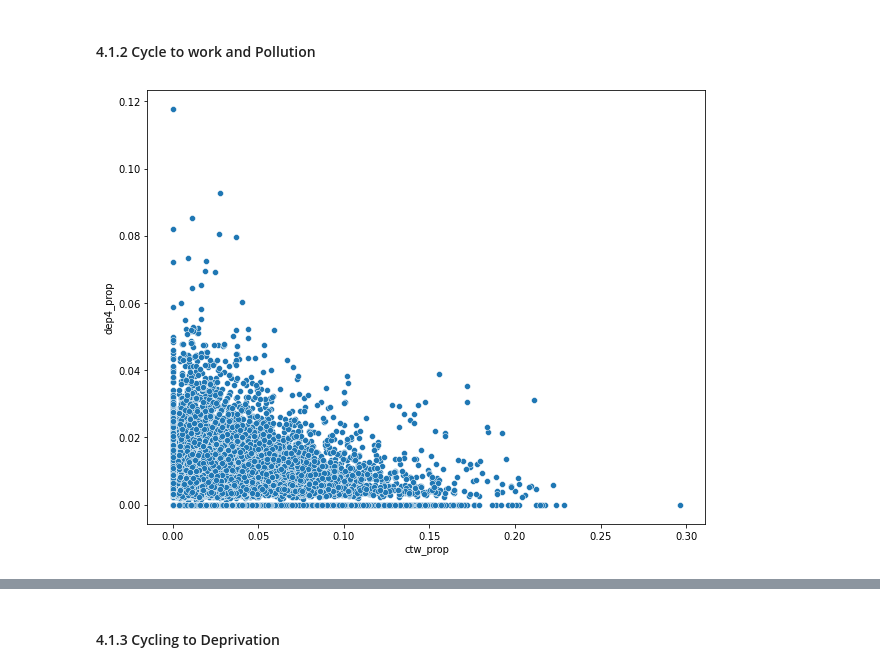
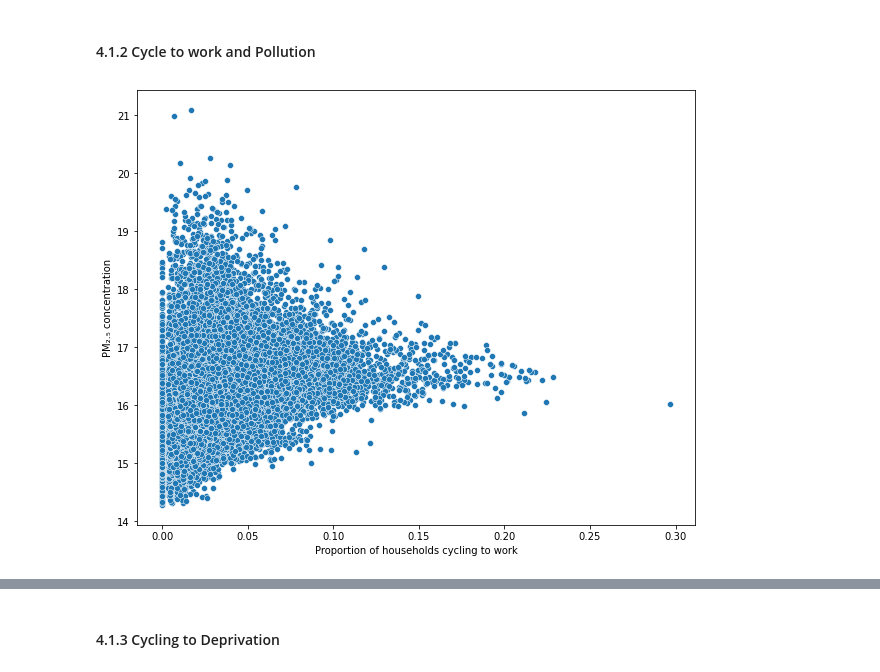
Before and after one commit to ZacharyP-E/qm_group25, a Jupyter notebook: qm_group_code.ipynb, the cells around one changed output, grey strips where cells are left out. Cells and saved outputs as stored; diff of their text form; code cells hidden in the pictures.

```diff
--- a/qm_group_code.ipynb
+++ b/qm_group_code.ipynb
@@ -352,8 +353,10 @@ df["dep4_prop"]  = df["Household Deprivation: Household is deprived in 4 dimensi
 # %%
 fig, ax = plt.subplots(1, figsize = (10,8))
 sns.scatterplot(data = df, x="ctw_prop",
-            y="dep4_prop", ax=ax)
+            y="PM252013me", ax=ax)
 
+plt.ylabel("PM\u2082.\u2085 concentration")
+plt.xlabel("Proportion of households cycling to work")
 plt.show()
 # %% [output]
-[figure, old version]
+[figure, new version]
```
Also changed, not shown: parts of 15 cells of this notebook.
